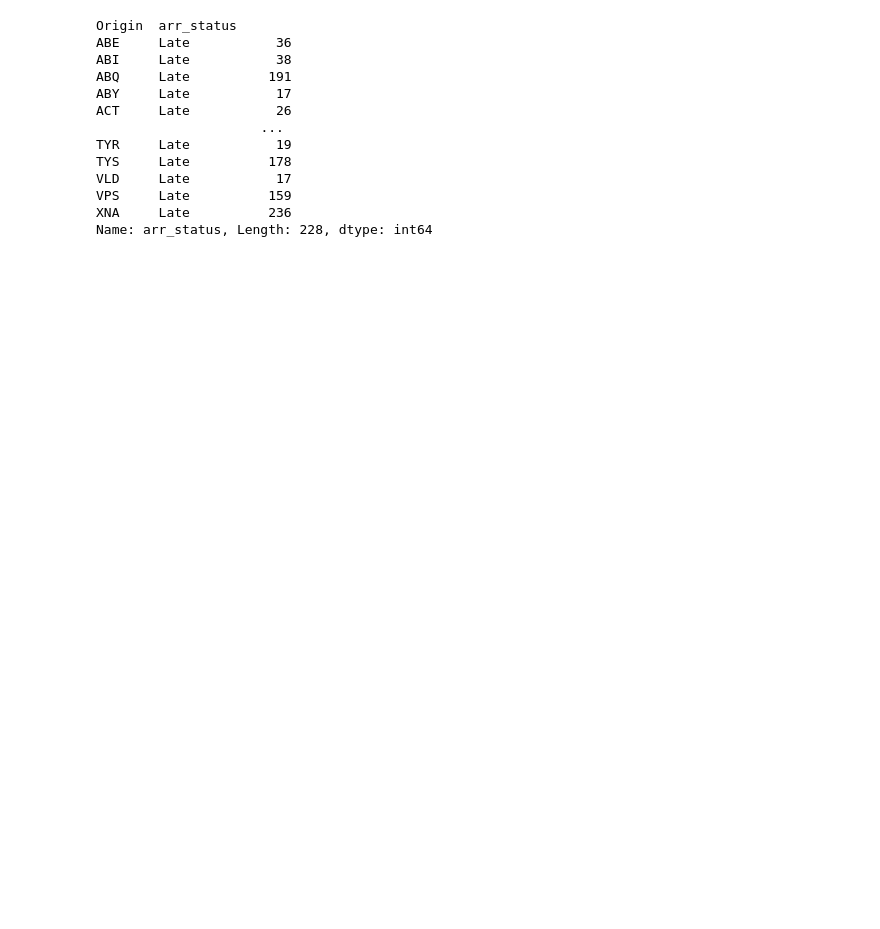
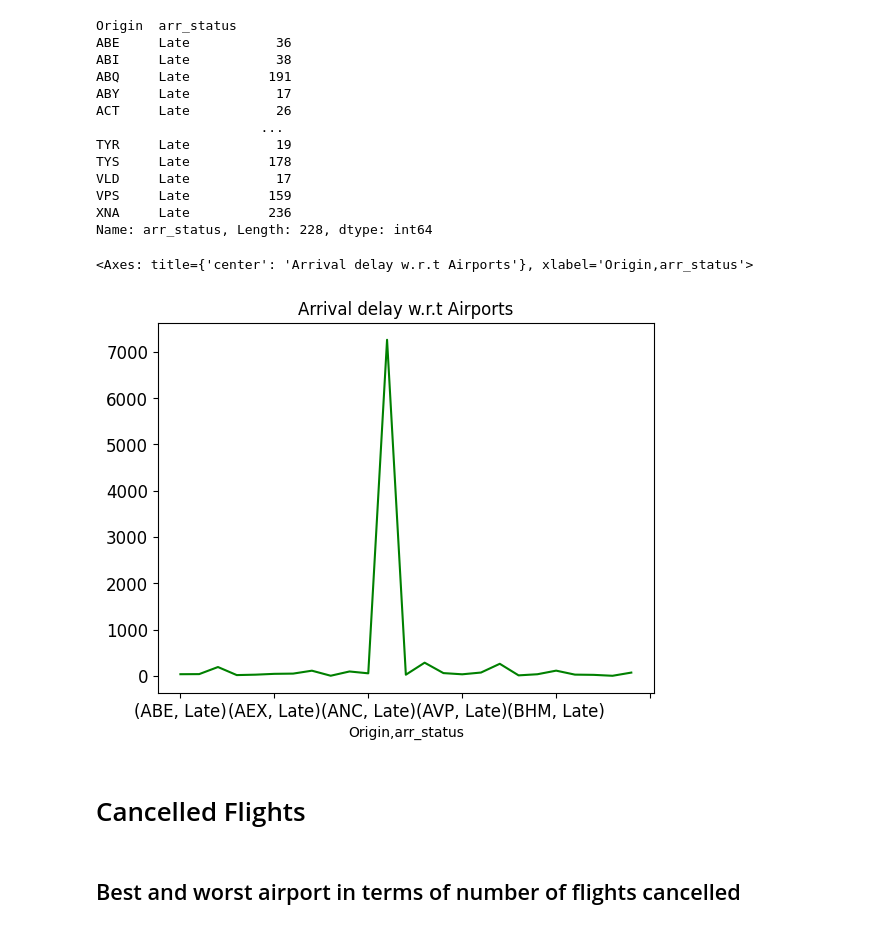
Before and after one commit to aditipandey017/Flight-data-analysis, a Jupyter notebook: Flight_set/flightset.ipynb, the cells around one changed output. Cells and saved outputs as stored; diff of their text form; code cells hidden in the pictures; blank space fills up the shorter version.

```diff
--- a/Flight_set/flightset.ipynb
+++ b/Flight_set/flightset.ipynb
@@ -441,3 +433,12 @@ VLD     Late           17
 VPS     Late          159
 XNA     Late          236
 Name: arr_status, Length: 228, dtype: int64
+# %%
+ArrAir.head(25).plot(title ="Arrival delay w.r.t Airports", legend=False, fontsize=12,style='g')
+# %% [output]
+<Axes: title={'center': 'Arrival delay w.r.t Airports'}, xlabel='Origin,arr_status'>
+[figure, added]
+# %% [markdown]
+# Cancelled Flights
+# %% [markdown]
+## Best and worst airport in terms of number of flights cancelled
```
Also changed, not shown: parts of 18 cells of this notebook.
